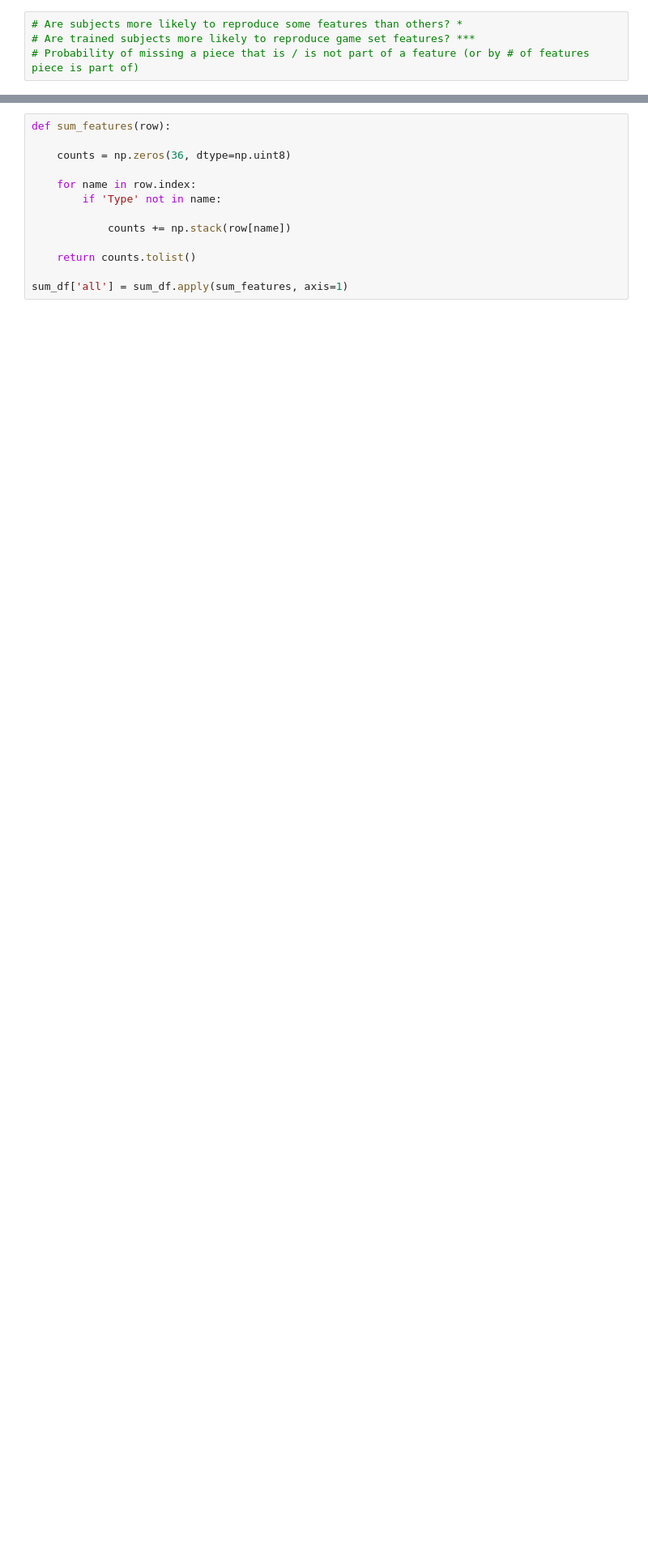
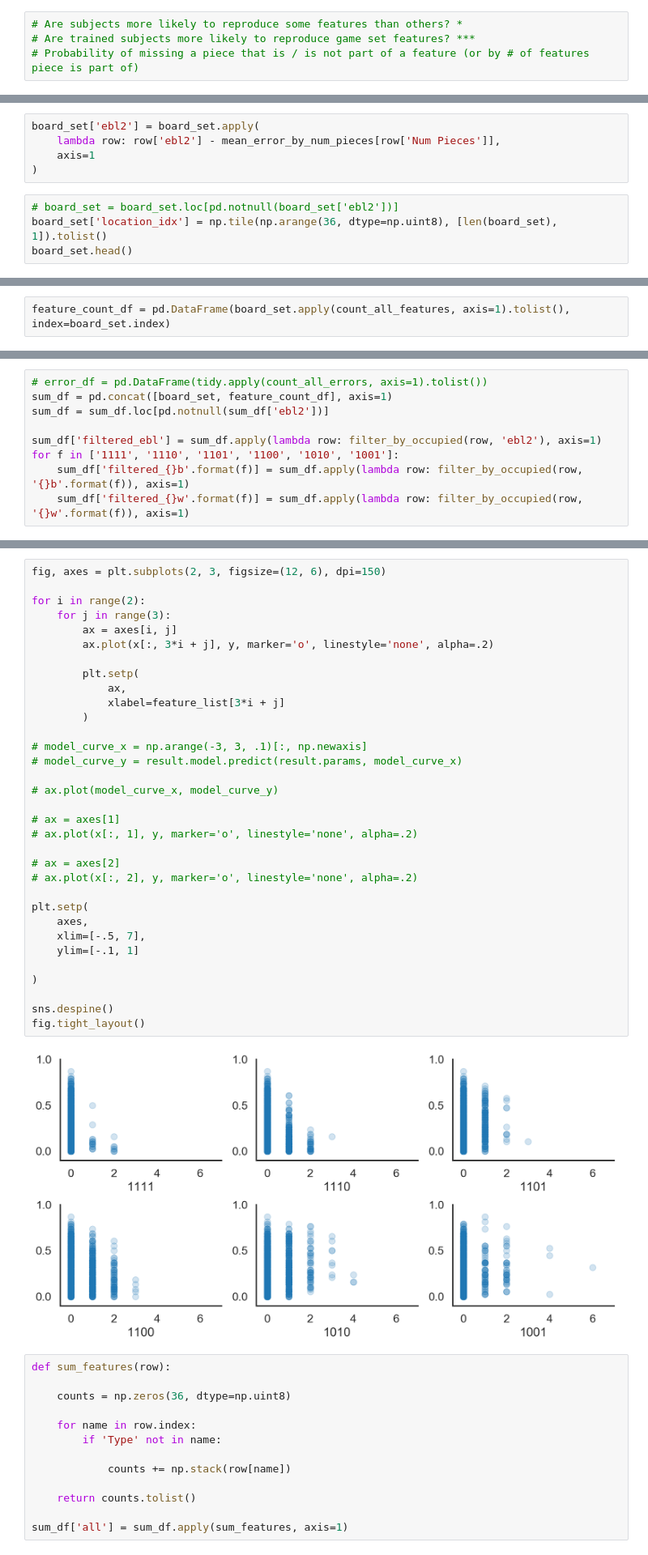
Before and after one commit to galbiati/mnk-cleaning-analysis, a Jupyter notebook: src/4 Feature Detection.ipynb, the cells around one changed output, grey strips where cells are left out. Shown at 81% size. Cells and saved outputs as stored; diff of their text form; blank space fills up the shorter version.

```diff
--- a/src/4 Feature Detection.ipynb
+++ b/src/4 Feature Detection.ipynb
@@ -143,0 +101,9 @@ sum_df = pd.concat([error_df, feature_count_df], axis=1)
+# %%
+board_set['ebl2'] = board_set.apply(
+    lambda row: row['ebl2'] - mean_error_by_num_pieces[row['Num Pieces']],
+    axis=1
+)
+# %%
+# board_set = board_set.loc[pd.notnull(board_set['ebl2'])]
+board_set['location_idx'] = np.tile(np.arange(36, dtype=np.uint8), [len(board_set), 1]).tolist()
+board_set.head()
@@ -143,0 +118,2 @@ sum_df = pd.concat([error_df, feature_count_df], axis=1)
+# %%
+feature_count_df = pd.DataFrame(board_set.apply(count_all_features, axis=1).tolist(), index=board_set.index)
@@ -143,0 +132,9 @@ sum_df = pd.concat([error_df, feature_count_df], axis=1)
+# %%
+# error_df = pd.DataFrame(tidy.apply(count_all_errors, axis=1).tolist())
+sum_df = pd.concat([board_set, feature_count_df], axis=1)
+sum_df = sum_df.loc[pd.notnull(sum_df['ebl2'])]
+
+sum_df['filtered_ebl'] = sum_df.apply(lambda row: filter_by_occupied(row, 'ebl2'), axis=1)
+for f in ['1111', '1110', '1101', '1100', '1010', '1001']:
+    sum_df['filtered_{}b'.format(f)] = sum_df.apply(lambda row: filter_by_occupied(row, '{}b'.format(f)), axis=1)
+    sum_df['filtered_{}w'.format(f)] = sum_df.apply(lambda row: filter_by_occupied(row, '{}w'.format(f)), axis=1)
@@ -144,3 +185,38 @@ sum_df = pd.concat([error_df, feature_count_df], axis=1)
+# %%
+fig, axes = plt.subplots(2, 3, figsize=(12, 6), dpi=150)
+
+for i in range(2):
+    for j in range(3):
+        ax = axes[i, j]
+        ax.plot(x[:, 3*i + j], y, marker='o', linestyle='none', alpha=.2)
+
+        plt.setp(
+            ax,
+            xlabel=feature_list[3*i + j]
+        )
+
+# model_curve_x = np.arange(-3, 3, .1)[:, np.newaxis]
+# model_curve_y = result.model.predict(result.params, model_curve_x)
+
+# ax.plot(model_curve_x, model_curve_y)
+
+# ax = axes[1]
+# ax.plot(x[:, 1], y, marker='o', linestyle='none', alpha=.2)
+
+# ax = axes[2]
+# ax.plot(x[:, 2], y, marker='o', linestyle='none', alpha=.2)
+
+plt.setp(
+    axes,
+    xlim=[-.5, 7],
+    ylim=[-.1, 1]
+
+)
+
+sns.despine()
+fig.tight_layout()
+# %% [output]
+[figure, added]
 # %%
 def sum_features(row):
 
```
Also changed, not shown: parts of 14 cells of this notebook, 14 other files.
